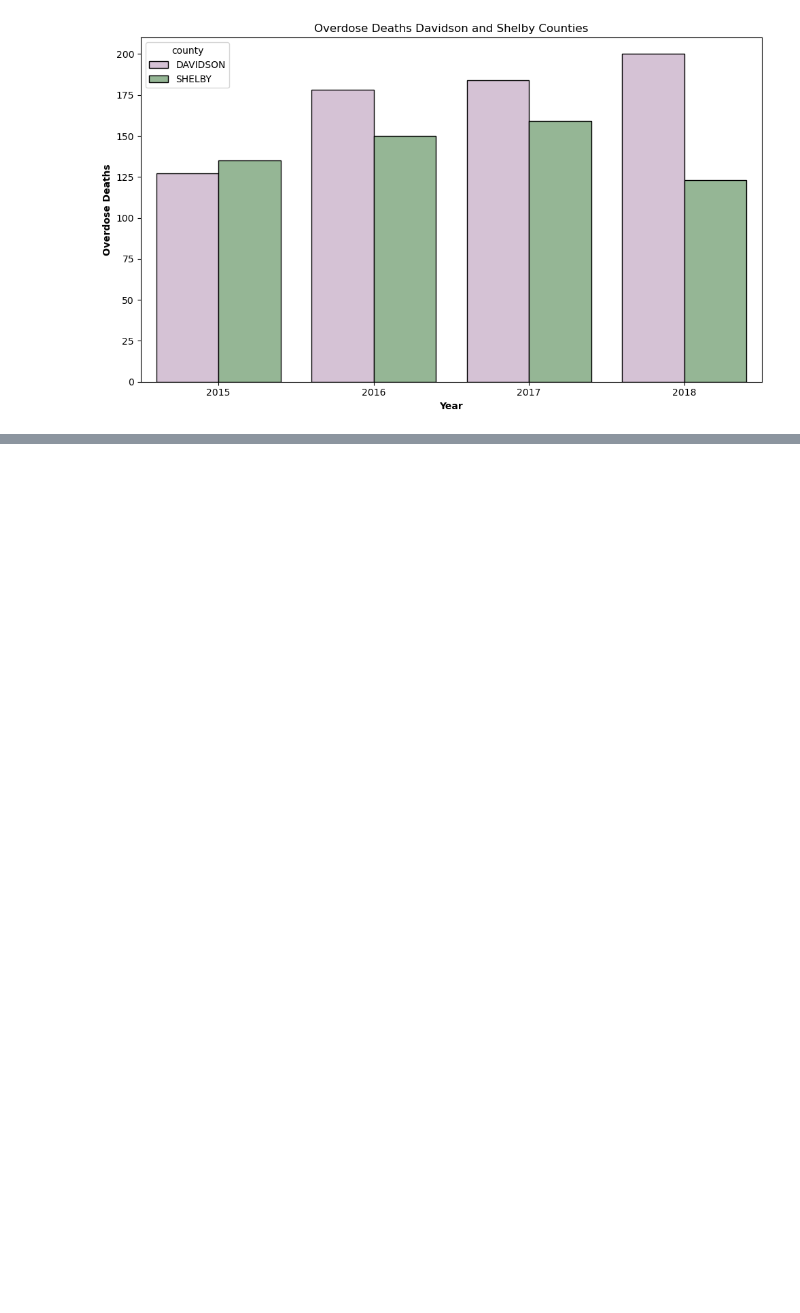
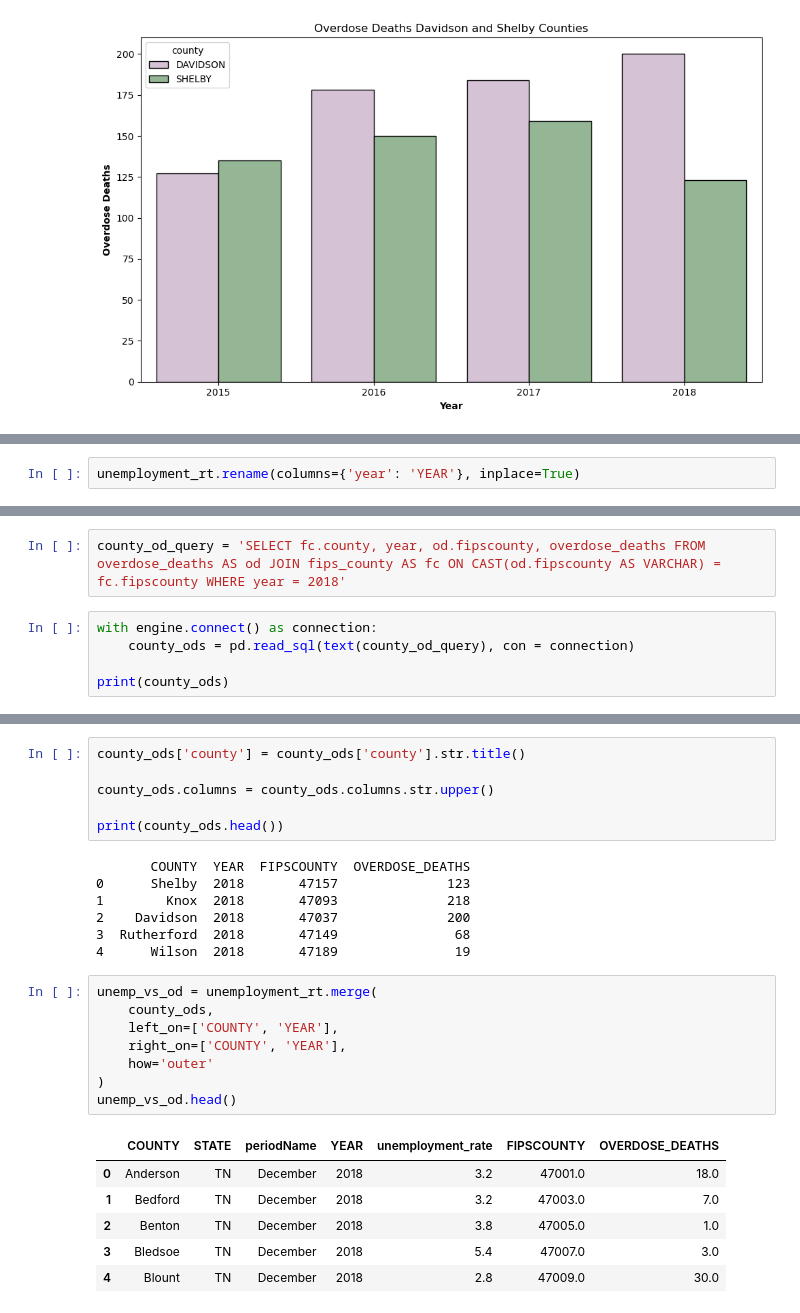
Before and after one commit to NewForce-Cohort-11-Data/prescribers-but-python-mothman-s-medicine, a Jupyter notebook: mothmans_meds_MH.ipynb, the cells around one changed output, grey strips where cells are left out. Saved outputs shown, nothing was run; the diff lists cells and outputs as text; blank space fills up the shorter version.

```diff
--- a/mothmans_meds_MH.ipynb
+++ b/mothmans_meds_MH.ipynb
@@ -152,0 +260,2 @@ plt.show()
+# %%
+unemployment_rt.rename(columns={'year': 'YEAR'}, inplace=True)
@@ -152,0 +271,7 @@ plt.show()
+# %%
+county_od_query = 'SELECT fc.county, year, od.fipscounty, overdose_deaths FROM overdose_deaths AS od JOIN fips_county AS fc ON CAST(od.fipscounty AS VARCHAR) = fc.fipscounty WHERE year = 2018'
+# %%
+with engine.connect() as connection:
+    county_ods = pd.read_sql(text(county_od_query), con = connection)
+
+print(county_ods)
@@ -152,0 +293,28 @@ plt.show()
+# %%
+county_ods['county'] = county_ods['county'].str.title()
+
+county_ods.columns = county_ods.columns.str.upper()
+
+print(county_ods.head())
+# %% [output]
+       COUNTY  YEAR  FIPSCOUNTY  OVERDOSE_DEATHS
+0      Shelby  2018       47157              123
+1        Knox  2018       47093              218
+2    Davidson  2018       47037              200
+3  Rutherford  2018       47149               68
+4      Wilson  2018       47189               19
+# %%
+unemp_vs_od = unemployment_rt.merge(
+    county_ods,
+    left_on=['COUNTY', 'YEAR'],
+    right_on=['COUNTY', 'YEAR'],
+    how='outer'
+)
+unemp_vs_od.head()
+# %% [output]
+|  | COUNTY | STATE | periodName | YEAR | unemployment_rate | FIPSCOUNTY | OVERDOSE_DEATHS |
+| 0 | Anderson | TN | December | 2018 | 3.2 | 47001.0 | 18.0 |
+| 1 | Bedford | TN | December | 2018 | 3.2 | 47003.0 | 7.0 |
+| 2 | Benton | TN | December | 2018 | 3.8 | 47005.0 | 1.0 |
+| 3 | Bledsoe | TN | December | 2018 | 5.4 | 47007.0 | 3.0 |
+| 4 | Blount | TN | December | 2018 | 2.8 | 47009.0 | 30.0 |
```
Also changed, not shown: parts of 33 cells of this notebook, 5 other files.
